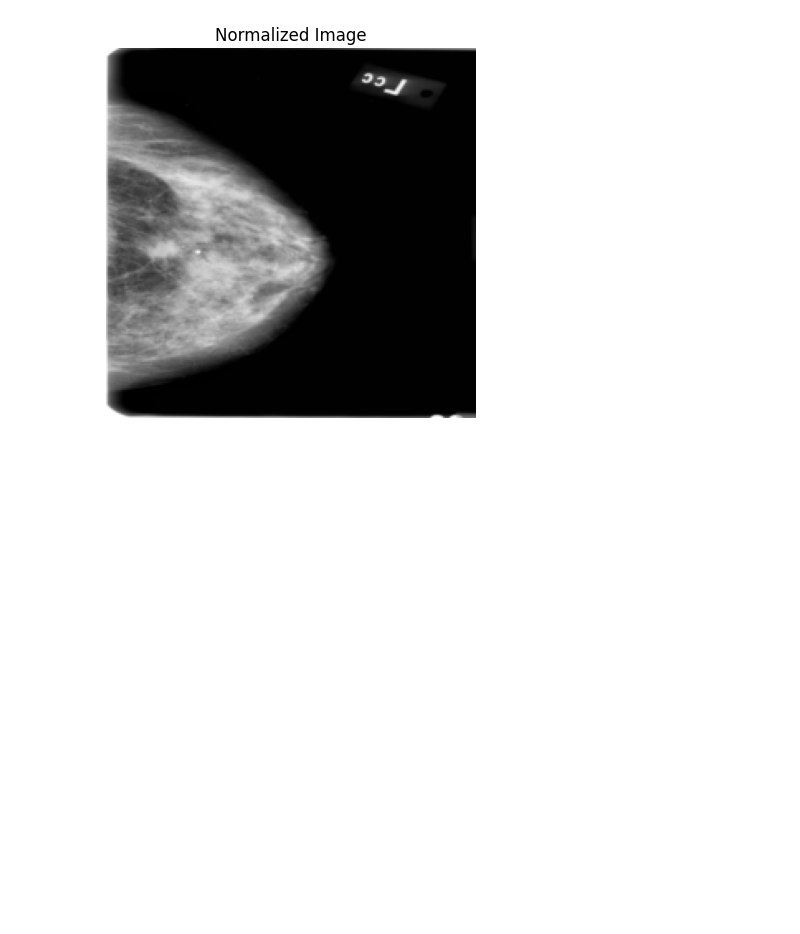
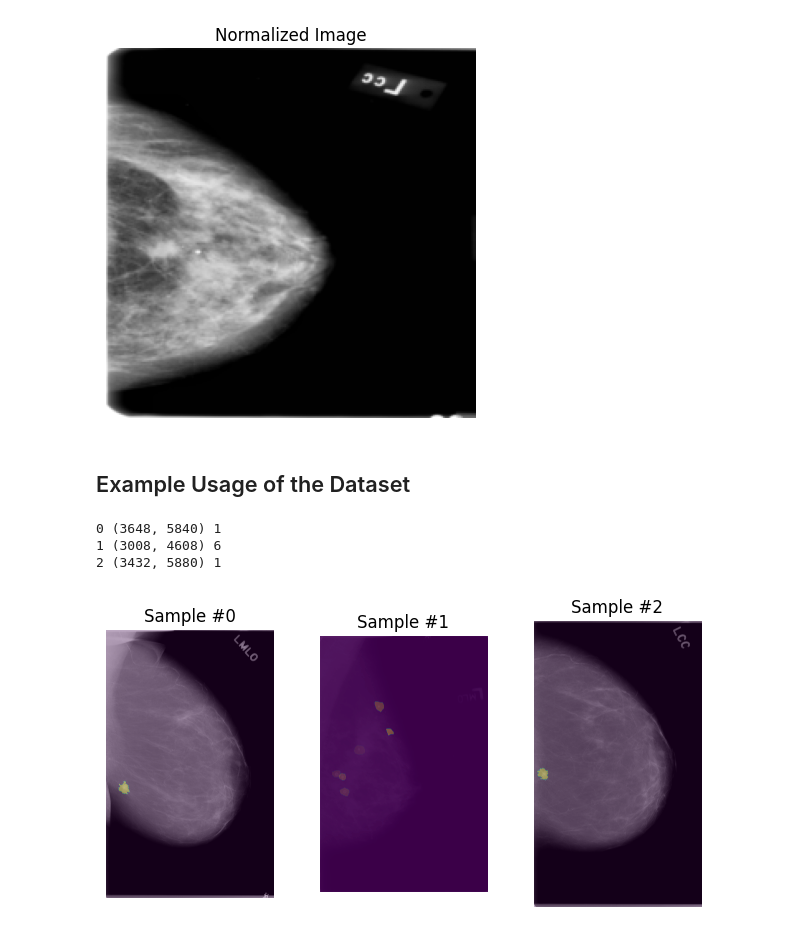
Before and after one commit to tmb2k01/mammo-vision, a Jupyter notebook: notebooks/data_preparation.ipynb, the cells around one changed output. Drawn from its saved outputs; the diff is of its cells as text; code cells hidden in the pictures; blank space fills up the shorter version.

Commit message:
Implement Dataset and DataModule

```diff
--- a/notebooks/data_preparation.ipynb
+++ b/notebooks/data_preparation.ipynb
@@ -81,3 +81,37 @@ image_norm = TF.to_pil_image(TF.to_tensor(image_resize))
 show(image_norm, "Normalized Image")
 # %% [output]
 [figure]
+# %% [markdown]
+## Example Usage of the Dataset
+# %%
+import matplotlib.pyplot as plt
+
+
+def show_masks(ax, image, masks):
+    ax.imshow(image, cmap="gray")
+    for mask in masks:
+        ax.imshow(mask, alpha=0.3)
+# %%
+from src.data_module import CbisDdsmDataset
+
+dataset = CbisDdsmDataset("data/cbis-ddsm/train")
+# %%
+plt.figure()
+
+for i, sample in enumerate(dataset):
+    print(i, sample["image"].size, len(sample["masks"]))
+
+    ax = plt.subplot(1, 3, i + 1)
+    plt.tight_layout()
+    ax.set_title(f"Sample #{i}")
+    ax.axis("off")
+    show_masks(ax, **sample)
+
+    if i == 2:
+        plt.show()
+        break
+# %% [output]
+0 (3648, 5840) 1
+1 (3008, 4608) 6
+2 (3432, 5880) 1
+[figure, added]
```
Also changed, not shown: parts of 2 cells of this notebook, 3 other files.
